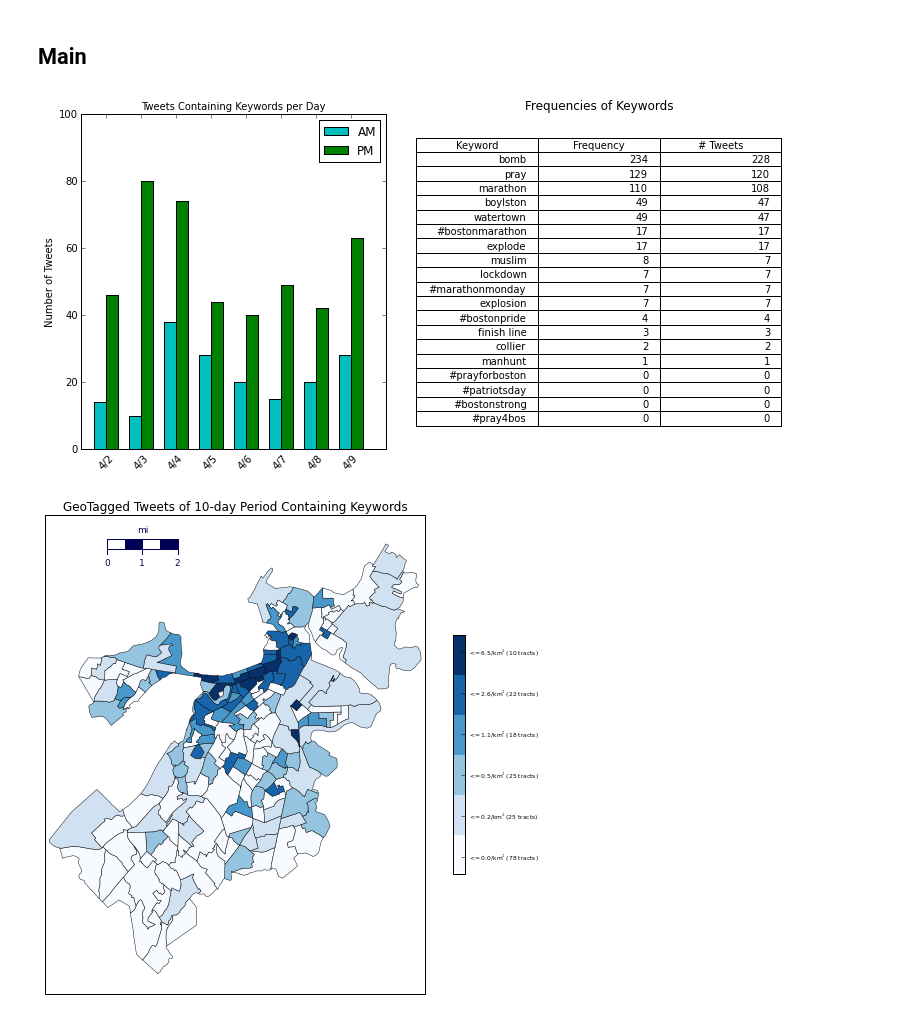
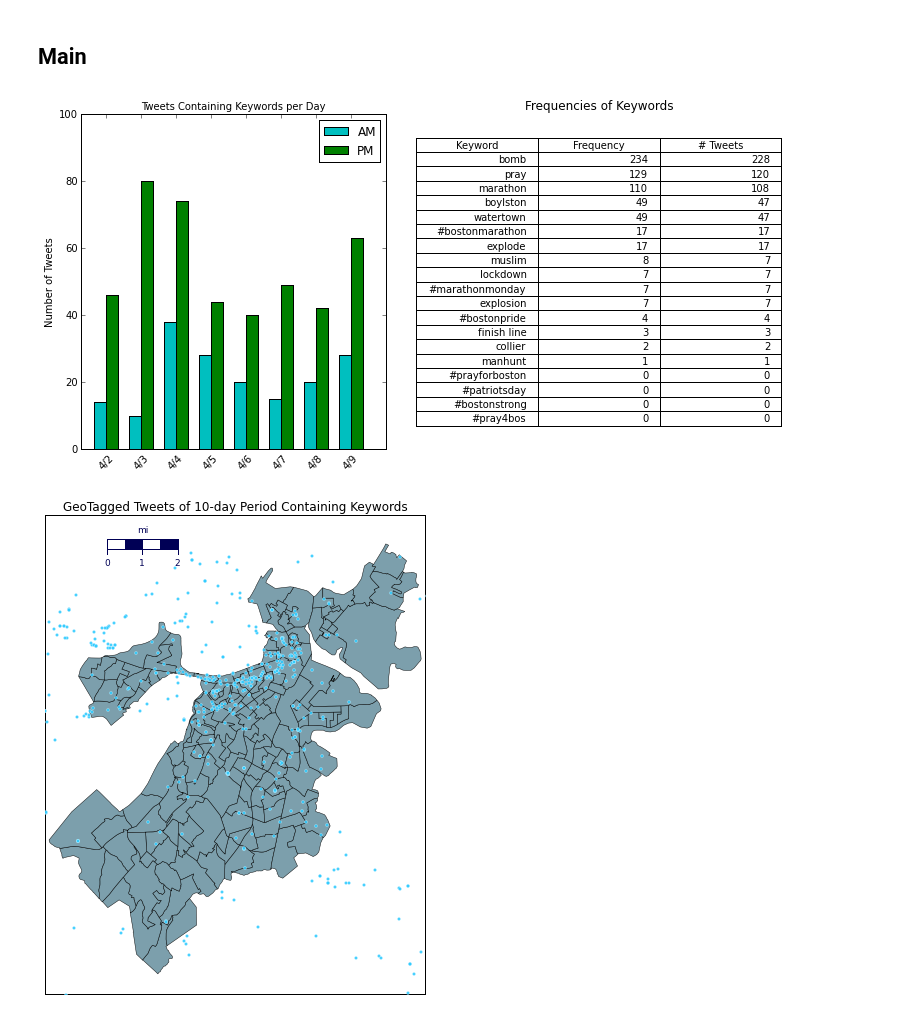
Before and after one commit to brix4dayz/bari_reu_2015, a Jupyter notebook: tweets/tweets_analyzer.ipynb, the cells around one changed output. Drawn from its saved outputs; the diff is of its cells as text; code cells hidden in the pictures.

```diff
--- a/tweets/tweets_analyzer.ipynb
+++ b/tweets/tweets_analyzer.ipynb
@@ -163,34 +163,34 @@ def main():
             date = time.strptime(tweetList[i]['time'], tweet_time_fmt)
             # determine if morning or evening
             if date.tm_hour < 12:                     # hour = 0 - 11
                 dates[date.tm_mday]['AM'] += 1
             else:                                     # hour = 12 - 23
                 dates[date.tm_mday]['PM'] += 1
 
     makePlot(dates, date.tm_mon)
 
     del(dates)
     del(date)
     del(tweets)
     del(tweetData)
 
-    boston = bm.BostonDensity(kwTweets)
+    boston = bm.BostonScatter(kwTweets)
     boston.plotMap(outname='bostonTweets', title='GeoTagged Tweets of 10-day Period Containing Keywords')
 
     boston = bm.GreaterBostonScatter(kwTweets)
     boston.plotMap(outname='prev_scatterTweets_keywords', title='GeoTagged Tweets of 10-day Period Containing Keywords')
 
     boston = bm.GreaterBostonDensity(kwTweets)
     del(kwTweets)
     boston.plotMap(outname='prev_densityTweets_keywords', title='Density of Geotagged Tweets of 10-day Period Containing Keywords')
 
     return
 
 ## if this program is being executed, and not used as a module, call main
 if __name__ == "__main__":
     main()
 # %% [output]
 [figure]
-[figure, old version]
+[figure, new version]
 [figure]
 [figure]
```
Also changed, not shown: 2 other files.
